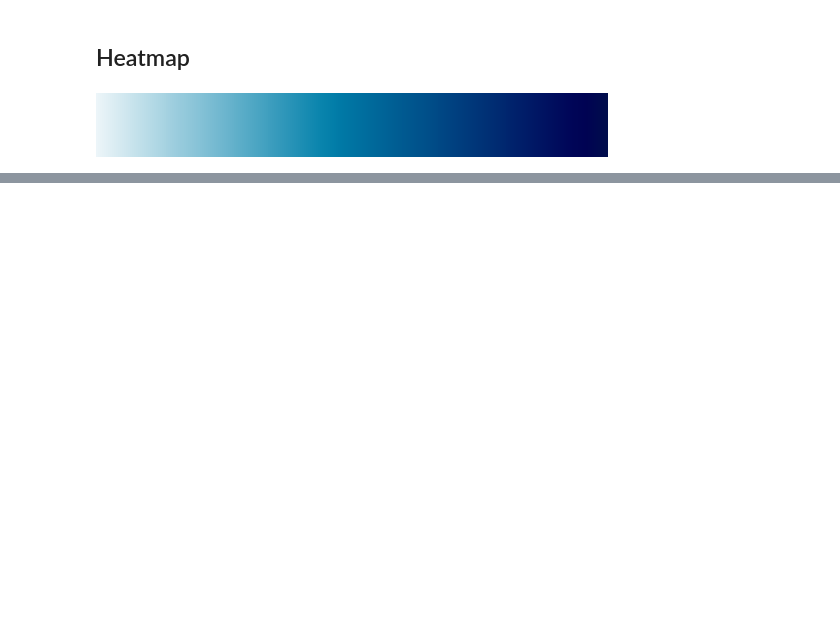
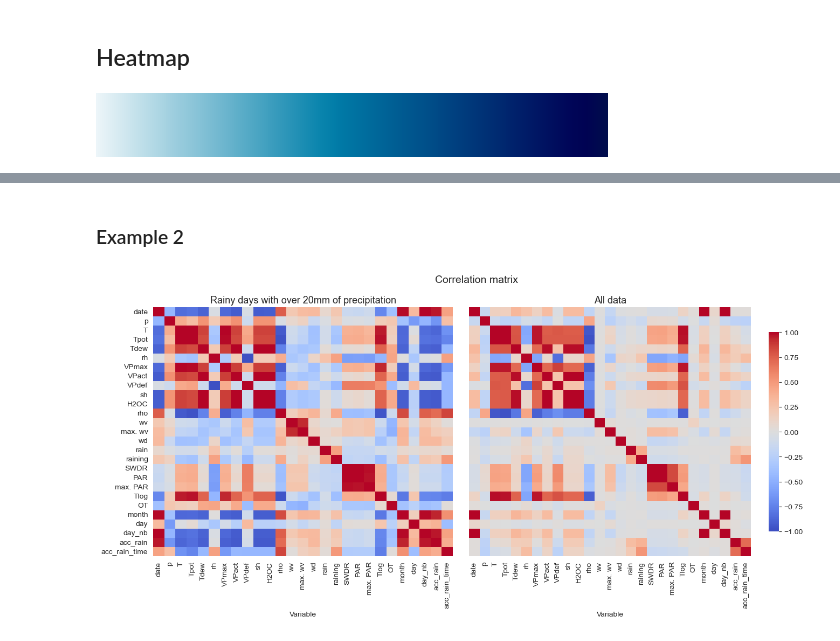
Before and after one commit to achrafkr/Data-Visualization, a Jupyter notebook: Notebooks/Weather_analysis.ipynb, the cells around one changed output, grey strips where cells are left out. Cells and saved outputs as stored; diff of their text form; code cells hidden in the pictures; blank space fills up the shorter version.

```diff
--- a/Notebooks/Weather_analysis.ipynb
+++ b/Notebooks/Weather_analysis.ipynb
@@ -256,0 +277,19 @@ Wall time: 315 ms
+# %% [markdown]
+### Example 2
+# %%
+%%time
+fig, ax = plt.subplots(1, 2, figsize=(16, 6), gridspec_kw={'width_ratios': [0.85, 1]})
+fig.subplots_adjust(wspace=0.05)
+# Rainfall heatmap
+sns.heatmap(data[data.acc_rain.values > 20].corr(), vmin=-1, vmax=1, cmap="coolwarm", cbar=None, ax=ax[0])
+sns.heatmap(data.corr(), vmin=-1, vmax=1, cmap='coolwarm', cbar_kws=dict(shrink=.8), ax=ax[1])
+
+for (i, ax_), title in zip(enumerate(ax.ravel()), ['Rainy days with over 20mm of precipitation', 'All data']):
+    ax_.set_title("{}".format(title), fontsize=13)
+    ax_.set_xlabel("Variable")
+    ax_.set_yticks([]) if i>0 else None
+
+plt.suptitle("Correlation matrix", fontsize=14)
+plt.show()
+# %% [output]
+[figure, added]
```
Also changed, not shown: parts of 23 cells of this notebook.
